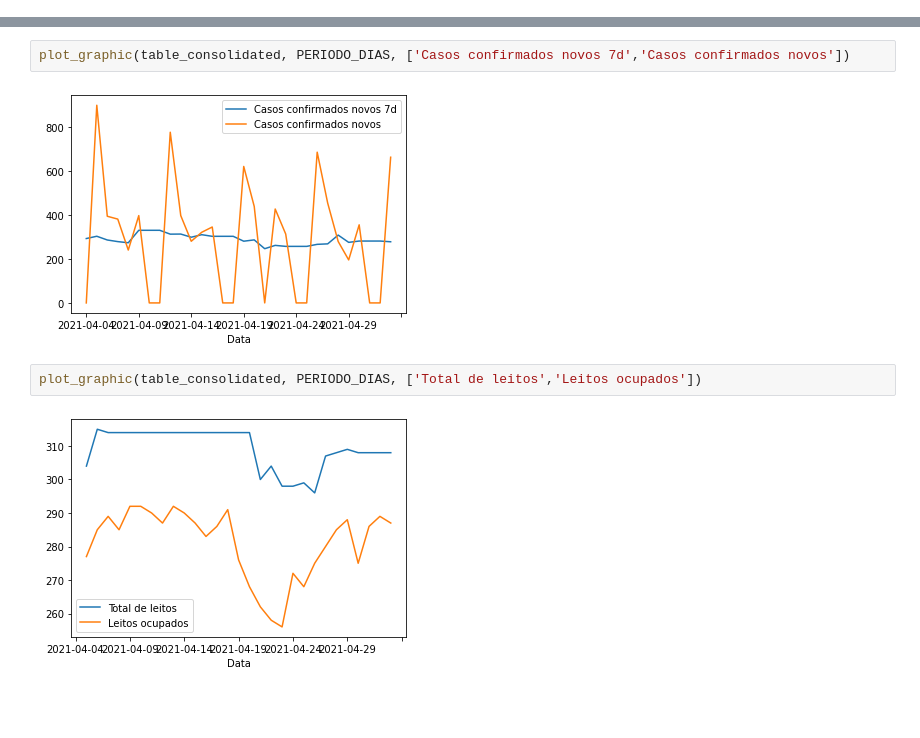
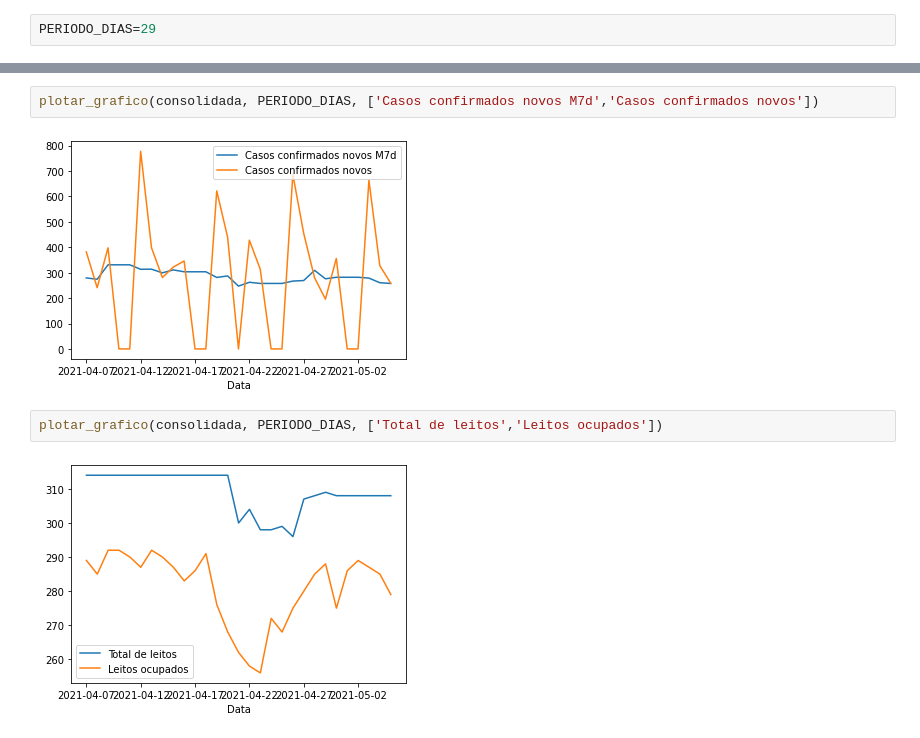
Before and after one commit to samueljoaquim/covid-ribeirao-preto, a Jupyter notebook: Analise Diaria - Ribeirao Preto.ipynb, the cells around one changed output, grey strips where cells are left out. Saved outputs shown, nothing was run; the diff lists cells and outputs as text; blank space fills up the shorter version.

```diff
--- a/Analise Diaria - Ribeirao Preto.ipynb
+++ b/Analise Diaria - Ribeirao Preto.ipynb
@@ -18 +7,3 @@ PERIODO_DIAS=30
+# %%
+PERIODO_DIAS=29
 # %%
@@ -42,8 +33,8 @@ plot_graphic(table_consolidated, PERIODO_DIAS, ['Óbitos novos 7d', 'Óbitos nov
 # %%
-plot_graphic(table_consolidated, PERIODO_DIAS, ['Casos confirmados novos 7d','Casos confirmados novos'])
+plotar_grafico(consolidada, PERIODO_DIAS, ['Casos confirmados novos M7d','Casos confirmados novos'])
 # %% [output]
-[figure, old version]
+[figure, new version]
 # %%
-plot_graphic(table_consolidated, PERIODO_DIAS, ['Total de leitos','Leitos ocupados'])
+plotar_grafico(consolidada, PERIODO_DIAS, ['Total de leitos','Leitos ocupados'])
 # %% [output]
-[figure, old version]
+[figure, new version]
```
Also changed, not shown: parts of 9 cells of this notebook, 8 other files.
